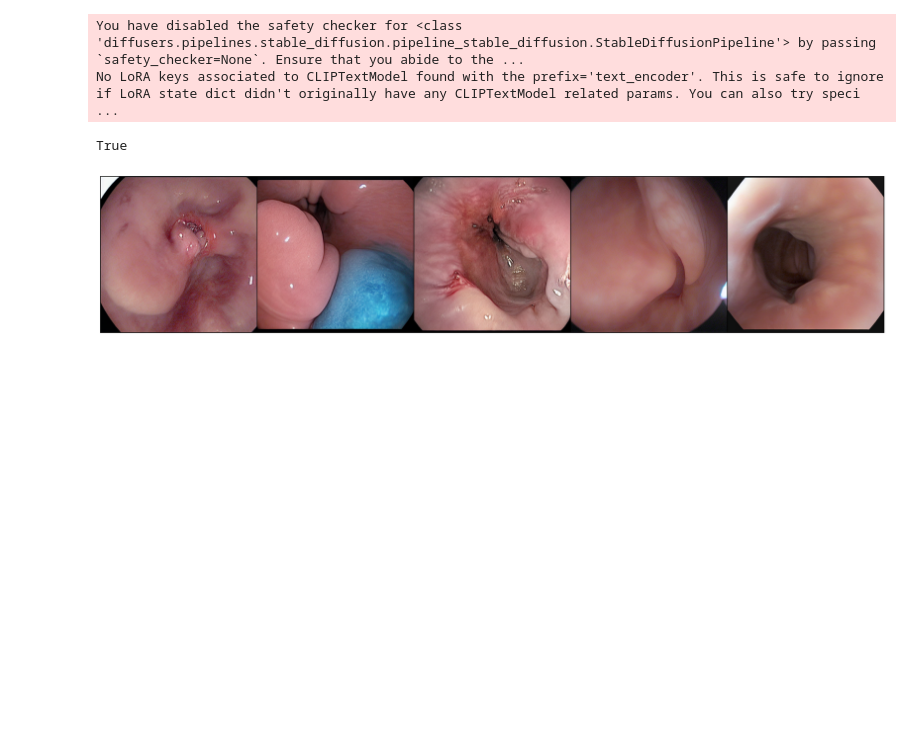
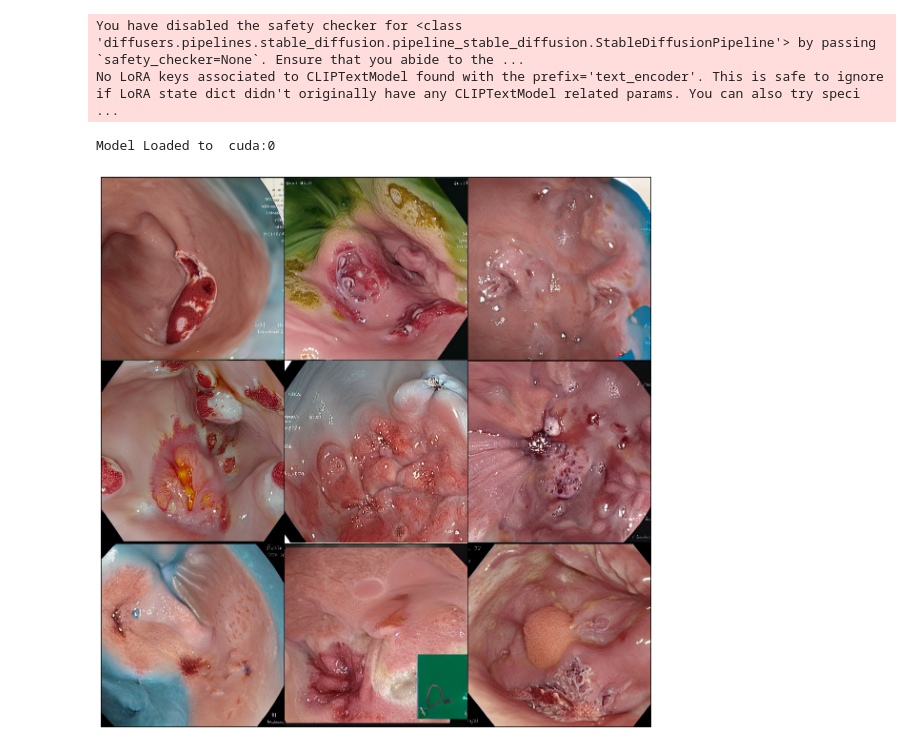
Before and after one commit to Q-Zhao-9/gradproj, a Jupyter notebook: experiments/evaluate_ft_model.ipynb, the cells around one changed output. Cells and saved outputs as stored; diff of their text form; code cells hidden in the pictures; blank space fills up the shorter version.

```diff
--- a/experiments/evaluate_ft_model.ipynb
+++ b/experiments/evaluate_ft_model.ipynb
@@ -6,24 +6,26 @@ import torchvision.utils as vutils
 import gc
 from torchvision import transforms
 
-tmpdir = '/home/qzhao9/code/sd_ft_lora/diffuusers/diffusers/examples/text_to_image/sd-kvasir-model-lora/checkpoint-2500'
+tmpdir = '/home/qzhao9/code/sd_ft_lora/diffuusers/diffusers/examples/text_to_image/sd-kvasir-model-lora/checkpoint-5000'
 
 pipe = DiffusionPipeline.from_pretrained(
-"CompVis/stable-diffusion-v1-4", safety_checker=None
+"CompVis/stable-diffusion-v1-4", safety_checker=None, device_map='cuda'
 )
 pipe.load_lora_weights(tmpdir)
+print('Model Loaded to ', pipe.device)
 # %% [output]
 You have disabled the safety checker for <class 'diffusers.pipelines.stable_diffusion.pipeline_stable_diffusion.StableDiffusionPipeline'> by passing `safety_checker=None`. Ensure that you abide to the ...
 No LoRA keys associated to CLIPTextModel found with the prefix='text_encoder'. This is safe to ignore if LoRA state dict didn't originally have any CLIPTextModel related params. You can also try speci ...
+Model Loaded to  cuda:0
 # %%
 import numpy as np
 
 eval_cfg = {
     'num_inference_steps': 20,
-    'guidance_scale': 8.5,
+    'guidance_scale': 7.5,
     'height': 512,
     'width': 512,
-    'generator': torch.Generator(device='cuda').manual_seed(27),
+    'generator': torch.Generator(device='cuda').manual_seed(56),
     'negative_prompt':'Do NOT generate text, timestamp,or box at any corner of the image.'
     }
 
@@ -36,26 +38,26 @@ eval_prompts = [
     "wide-angle endoscopic view of colon interior"
 ]
 
-def evaluate_model(pipe, prompts, eval_cfg, global_step, save_path=None):
+def generate(pipe, prompts, eval_cfg, numbers=1, save_path=None):
     # pipe.unet.eval()
     images = []
-    for i, prompt in enumerate(prompts):
-        image = pipe(prompt, **eval_cfg ).images[0]
-        images.append(image)
-    grid = vutils.make_grid([transforms.ToTensor()(img) for img in images], nrow=len(prompts))
-    plt.figure(figsize=(5*len(prompts),5))
+    for _ in range(numbers):
+        for i, prompt in enumerate(prompts):
+            result = pipe(prompt, **eval_cfg ).images
+            image = result[0]
+            images.append(image)
+    grid = vutils.make_grid([transforms.ToTensor()(img) for img in images], nrow=3) #numbers
+    plt.figure(figsize=(5*3,5*3)) #(5*numbers,5*len(prompts)
     plt.axis('off')
     plt.imshow(np.transpose(grid.numpy(), (1, 2, 0)))
     if save_path:
         plt.savefig(save_path, dpi=600)
     plt.show()
-# %%
-pipe.device.type == 'cpu' and torch.cuda.is_available()
-# %% [output]
-True
 # %%
-if pipe.device.type == 'cpu' and torch.cuda.is_available():
-    pipe.to('cuda')
-evaluate_model(pipe, eval_prompts, eval_cfg,0)
+generate(pipe,
+         ['Generate images depicting an uncommon presentation of inflammatory bowel disease characterized by patchy ulcerations and abnormal mucosal texture.',
+         ],
+         eval_cfg,
+         9,'/home/qzhao9/code/scenario3.png')
 # %% [output]
-[figure, old version]
+[figure, new version]
```
Also changed, not shown: 1 other file.
